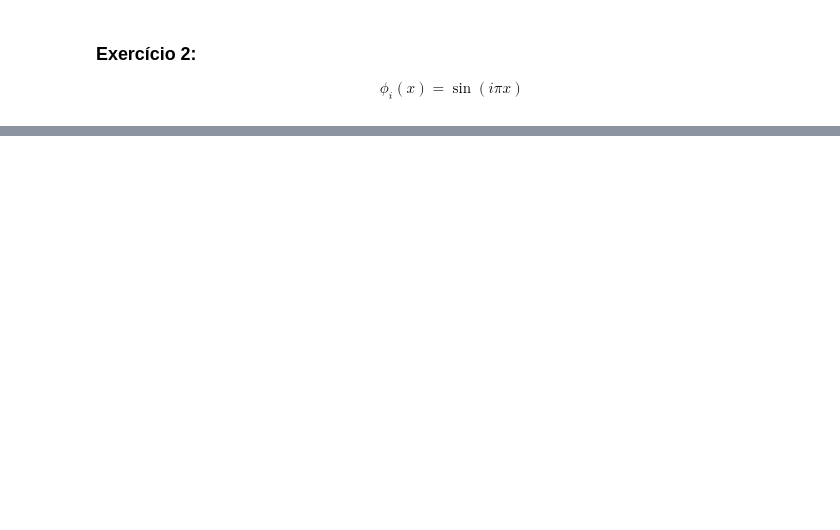
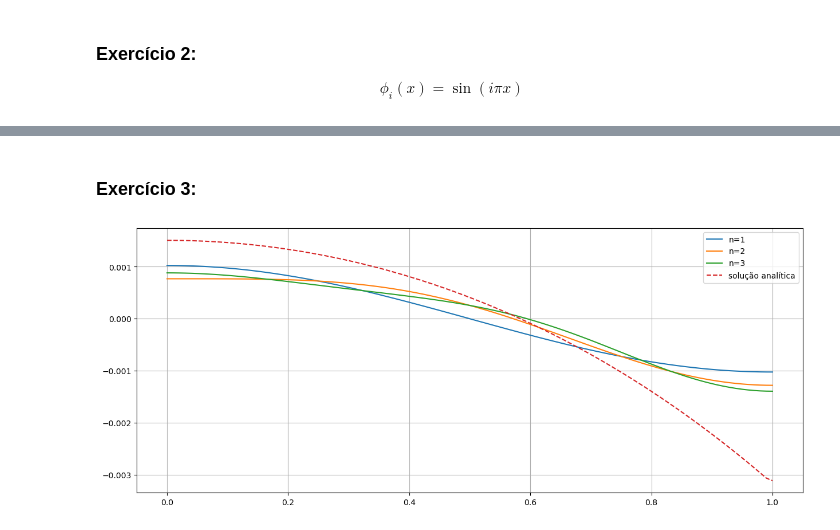
Before and after one commit to rangelalbuq/FEM-MS712, a Jupyter notebook: Galerkin_python.ipynb, the cells around one changed output, grey strips where cells are left out. Drawn from its saved outputs; the diff is of its cells as text; code cells hidden in the pictures; blank space fills up the shorter version.

Commit message:
Exercício 3

```diff
--- a/Galerkin_python.ipynb
+++ b/Galerkin_python.ipynb
@@ -168,6 +170,8 @@ def galerkin_method_2(basis_functions, fonte, funcional_fonte, x_inicial, x_fina
 
     coef = np.linalg.solve(A, l)
     return coef
+# %%
+coef_2_3 = coef_gaussian
 # %%
 x_inicial = 0
 x_final = 1
@@ -180,7 +184,7 @@ basis_functions = [basis_func_1, basis_func_2, basis_func_3]
 
 f = lambda x: x
 
-sol_analitica = lambda x: -(np.exp(1 - x) - np.exp(1 + x) - x + np.exp(2) * x) / (1 - np.exp(2))
+sol_analitica = lambda x: x - np.sinh(x)/np.sinh(1)
 
 coef_gaussian = galerkin_method_2(basis_functions, f, funcional_fonte_1, x_inicial, x_final, gaussian_quad)
 sol_aproximada = linear_combination_function(coef_gaussian, basis_functions)
@@ -194,0 +199,2 @@ Erro relativo: 0.45047516496572004
+# %% [markdown]
+### Exercício 3:
@@ -194,0 +224,25 @@ Erro relativo: 0.45047516496572004
+# %%
+# Para exercício 2:
+basis_func_1 = lambda x: np.sin(1* np.pi * x)
+basis_func_2 = lambda x: np.sin(2* np.pi * x)
+basis_func_3 = lambda x: np.sin(3* np.pi * x)
+
+basis_functions = [basis_func_1, basis_func_2, basis_func_3]
+
+sol_aprox_2_1 = linear_combination_function(coef_2_1, [basis_func_1])
+sol_aprox_2_2 = linear_combination_function(coef_2_2, [basis_func_1, basis_func_2])
+sol_aprox_2_3 = linear_combination_function(coef_2_3, [basis_func_1, basis_func_2, basis_func_3])
+
+plt.figure(figsize=(15,6))
+
+plt.plot(X, np.gradient(sol_aprox_2_1(X)), label='n=1')
+plt.plot(X, np.gradient(sol_aprox_2_2(X)), label='n=2')
+plt.plot(X, np.gradient(sol_aprox_2_3(X)), label='n=3')
+plt.plot(X, np.gradient(sol_analitica(X)), label='solução analítica', linestyle='--')
+plt.legend()
+plt.grid(True)
+
+plt.savefig("C:\\Users\\Usuario\\OneDrive\\Documents\\UNICAMP\\MS712\\imagens\\last_image.png")
+plt.show()
+# %% [output]
+[figure, added]
```
Also changed, not shown: parts of 4 cells of this notebook.
